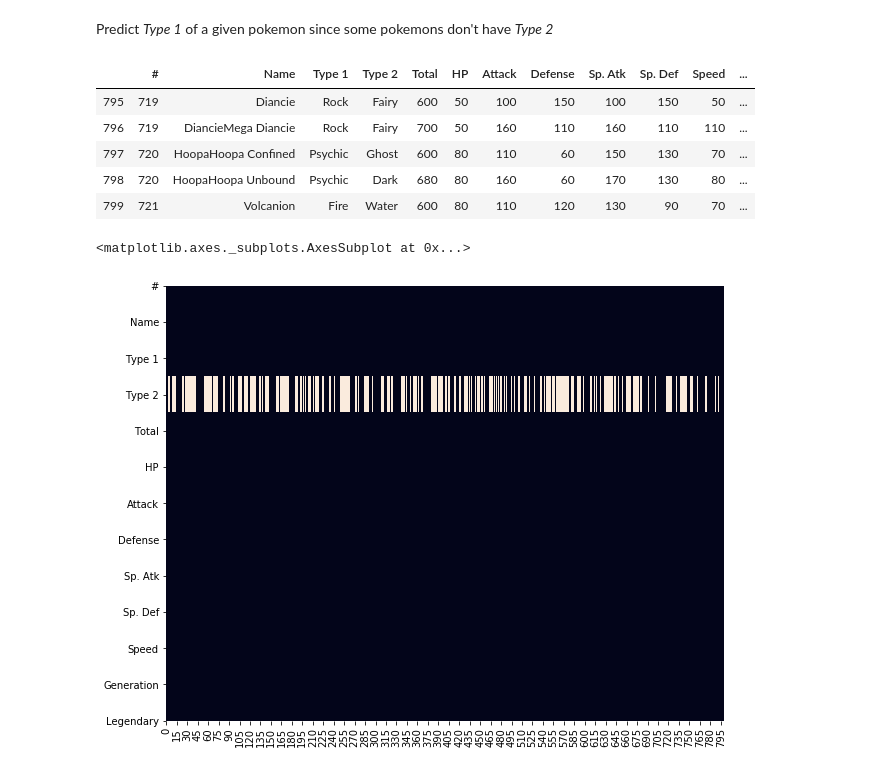
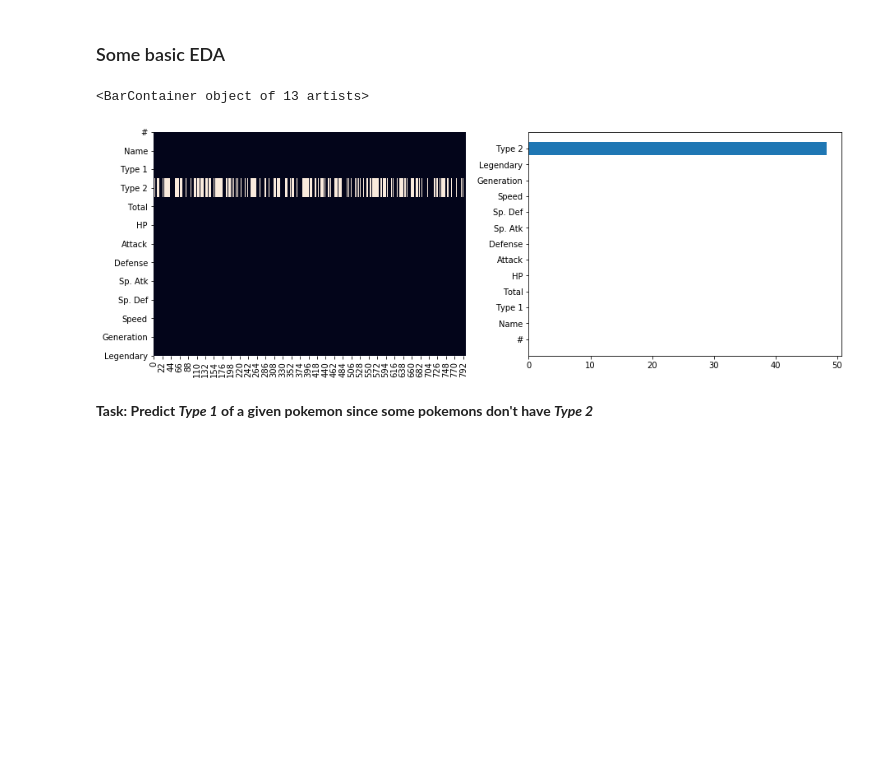
Before and after one commit to hyperL1ght/pokemonapp, a Jupyter notebook: model.ipynb, the cells around one changed output. Drawn from its saved outputs; the diff is of its cells as text; code cells hidden in the pictures; blank space fills up the shorter version.

```diff
--- a/model.ipynb
+++ b/model.ipynb
@@ -16,21 +28,19 @@ from sklearn.pipeline import Pipeline
 # %%
 # source: https://www.kaggle.com/abcsds/pokemon
 data = pd.read_csv('pokemon.csv')
+# %% [markdown]
+### Some basic EDA
+# %%
+fig, axes = plt.subplots(nrows=1, ncols=2, figsize=(15, 5), sharey=False)
+axes = axes.flatten()
+# checking missing data for each feature
+sns.heatmap(data.isnull().T, cbar=False, ax = axes[0])
+# percentage of missing values per feature
+missing = pd.DataFrame({'column':data.columns ,'na_percent':data.isnull().sum()/len(data)*100})
+missing.sort_values('na_percent',inplace=True)
+axes[1].barh(missing['column'],width=missing['na_percent'])
+# %% [output]
+<BarContainer object of 13 artists>
+[figure, added]
 # %% [markdown]
-Predict *Type 1* of a given pokemon since some pokemons don't have *Type 2*
+**Task: Predict *Type 1* of a given pokemon since some pokemons don't have *Type 2***
-# %%
-data.tail()
-# %% [output]
-|  | # | Name | Type 1 | Type 2 | Total | HP | Attack | Defense | Sp. Atk | Sp. Def | Speed | ... |
-| 795 | 719 | Diancie | Rock | Fairy | 600 | 50 | 100 | 150 | 100 | 150 | 50 | ... |
-| 796 | 719 | DiancieMega Diancie | Rock | Fairy | 700 | 50 | 160 | 110 | 160 | 110 | 110 | ... |
-| 797 | 720 | HoopaHoopa Confined | Psychic | Ghost | 600 | 80 | 110 | 60 | 150 | 130 | 70 | ... |
-| 798 | 720 | HoopaHoopa Unbound | Psychic | Dark | 680 | 80 | 160 | 60 | 170 | 130 | 80 | ... |
-| 799 | 721 | Volcanion | Fire | Water | 600 | 80 | 110 | 120 | 130 | 90 | 70 | ... |
-# %%
-# checking missing data for each feature
-plt.figure(figsize=(10,8))
-sns.heatmap(data.isnull().T, cbar=False)
-# %% [output]
-<matplotlib.axes._subplots.AxesSubplot at 0x...>
-[figure, removed]
```
Also changed, not shown: parts of 36 cells of this notebook.
